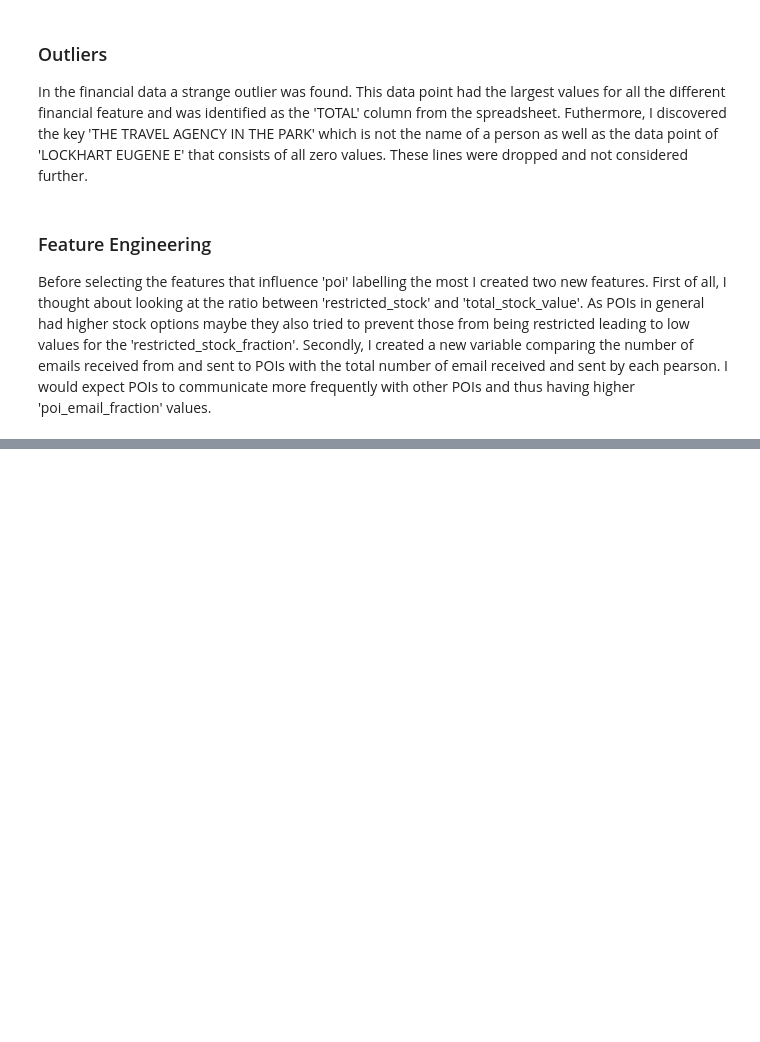
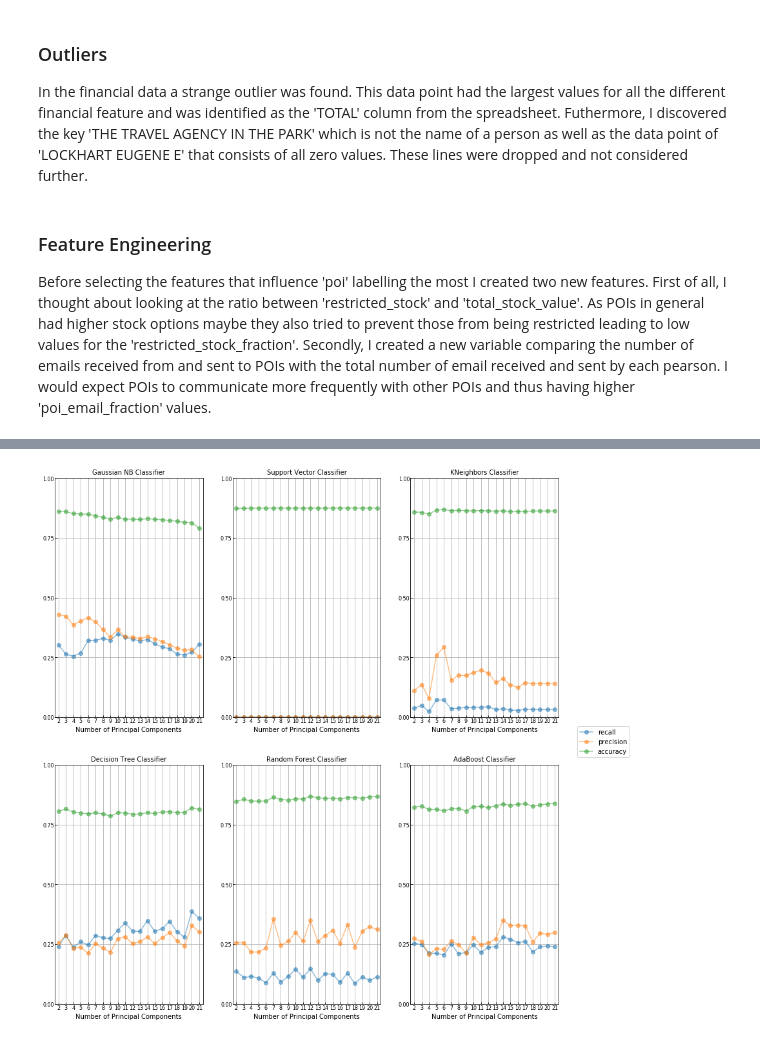
Before and after one commit to ttsteiger/Udacity_DAND, a Jupyter notebook: DAND_p5/enron_nb.ipynb, the cells around one changed output, grey strips where cells are left out. Saved outputs shown, nothing was run; the diff lists cells and outputs as text; code cells hidden in the pictures; blank space fills up the shorter version.

```diff
--- a/DAND_p5/enron_nb.ipynb
+++ b/DAND_p5/enron_nb.ipynb
@@ -607,0 +648,38 @@ Finally, I ended up with a Random Forest classifier using 'exercised_stock_optio
+# %%
+# calculate evalutation metrics for 1 to 10 principal components
+# dictionary to store all results
+clf_scores = {}
+for n in names:
+    clf_scores[n] = {"accuracy": [], 'precision': [], 'recall': []}
+
+for n_pc in range(2, len(X[1]) + 1):
+    pca = PCA(n_components=n_pc)
+    X_pca = pca.fit_transform(X)
+
+    scores = get_multi_classifier_scores(names, classifiers, X_pca, y, random_state=42)
+    for n, score in scores.items():
+        accuracy = score['accuracy']
+        precision = score['precision']
+        recall = score['recall']
+
+        clf_scores[n]['accuracy'].append(accuracy)
+        clf_scores[n]['precision'].append(precision)
+        clf_scores[n]['recall'].append(recall)
+
+# visualize metrics for all algorithms
+fig, axs = plt.subplots(2, 3, figsize=(14, 15))
+n_pc = np.arange(2, len(X[1]) + 1)
+
+for ax, title in zip(axs.flatten(), names):
+    for m in clf_scores[title].keys():
+        ax.plot(n_pc, clf_scores[title][m], label=m, marker='o', alpha=0.5)
+        ax.set(xlim=[1.5, 21.5], xticks=n_pc, ylim=[0.0, 1.0], yticks=np.arange(0, 1.1, 0.25))
+        ax.set_xlabel("Number of Principal Components", fontsize=10)
+        ax.set_title(title, fontsize=10)
+        ax.tick_params(axis='both', which='major', labelsize=8, direction='in', pad=1)
+        ax.grid()
+
+plt.legend(loc='upper right', bbox_to_anchor=(1.5, 1.175))
+plt.show()
+# %% [output]
+[figure, added]
```
Also changed, not shown: parts of 53 cells of this notebook, 7 other files.
